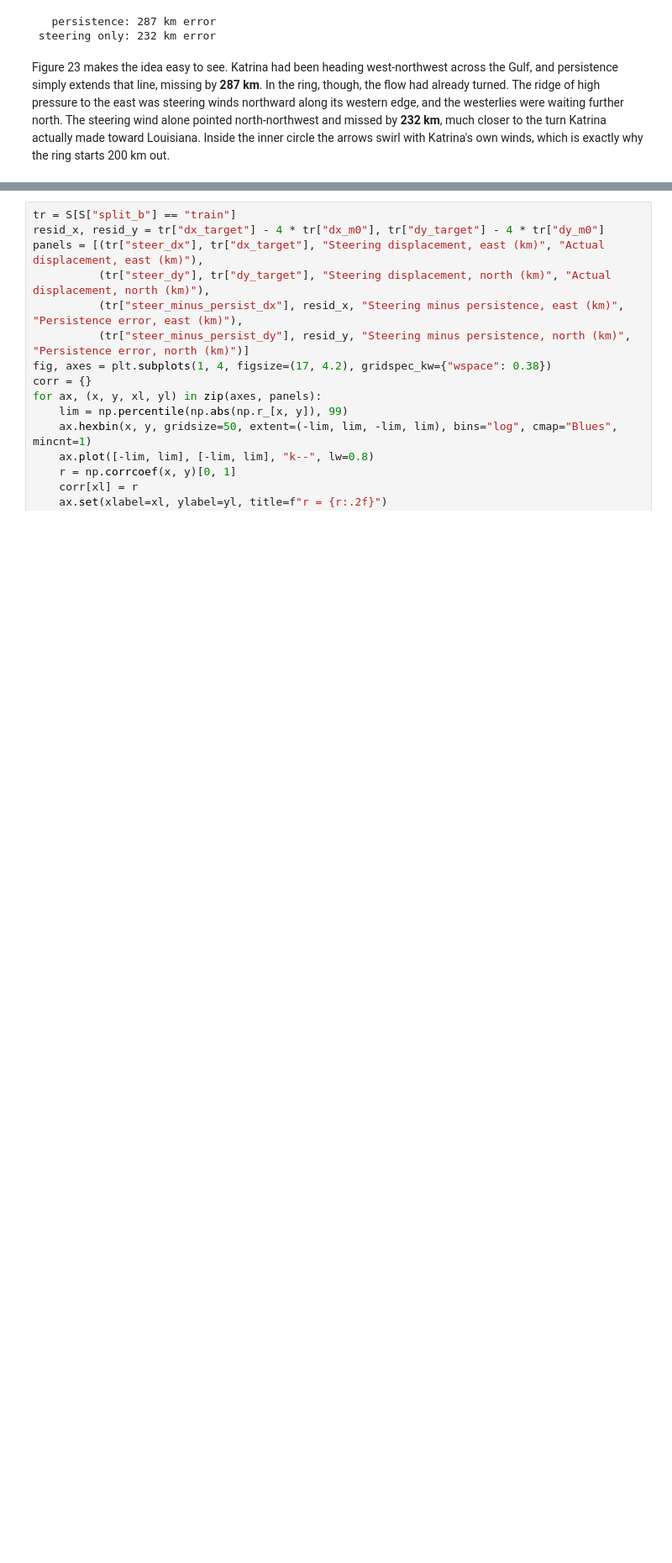
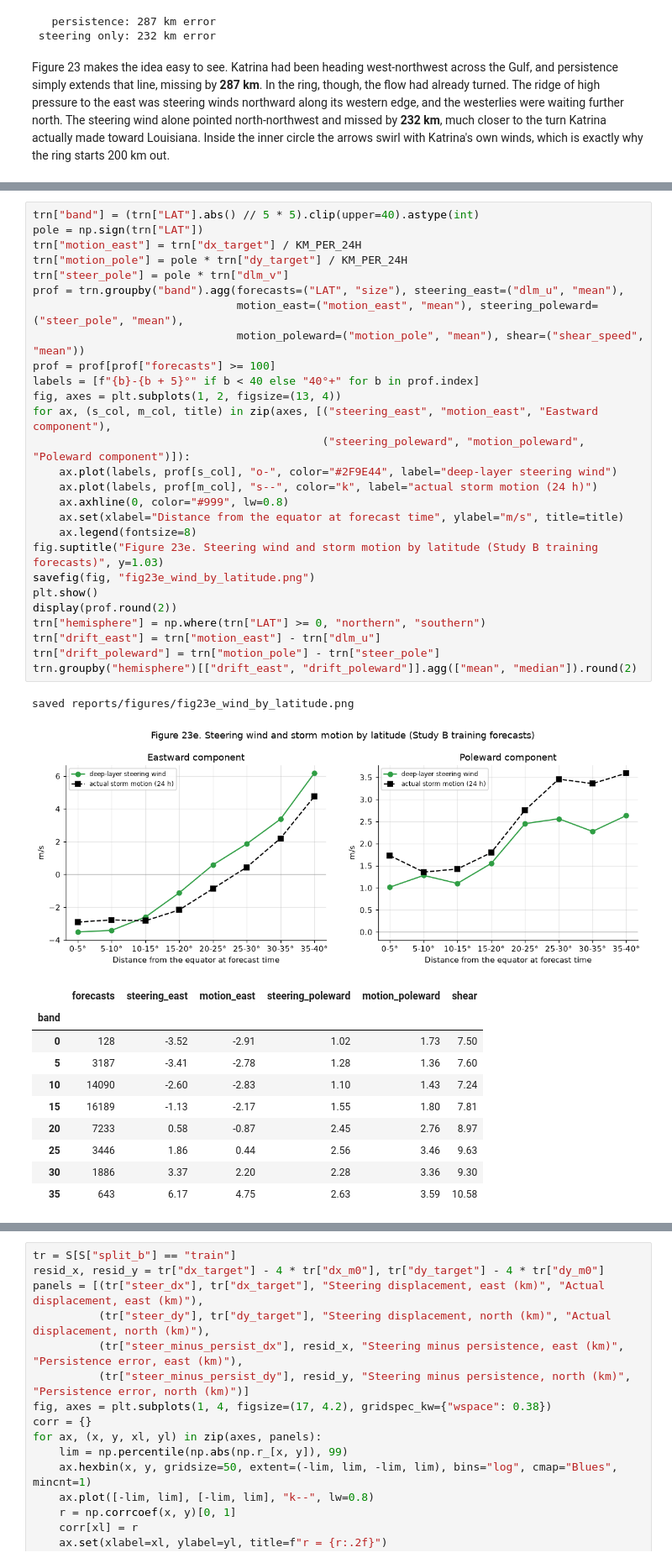
Before and after one commit to YatharthVardan-SanDiego/storm-track-forecasting, a Jupyter notebook: notebooks/07a_steering_winds_xgboost.ipynb, the cells around one changed output, grey strips where cells are left out. Shown at 84% size. Cells and saved outputs as stored; diff of their text form; blank space fills up the shorter version.

```diff
--- a/notebooks/07a_steering_winds_xgboost.ipynb
+++ b/notebooks/07a_steering_winds_xgboost.ipynb
@@ -250,0 +404,40 @@ Figure 23 makes the idea easy to see. Katrina had been heading west-northwest ac
+# %%
+trn["band"] = (trn["LAT"].abs() // 5 * 5).clip(upper=40).astype(int)
+pole = np.sign(trn["LAT"])
+trn["motion_east"] = trn["dx_target"] / KM_PER_24H
+trn["motion_pole"] = pole * trn["dy_target"] / KM_PER_24H
+trn["steer_pole"] = pole * trn["dlm_v"]
+prof = trn.groupby("band").agg(forecasts=("LAT", "size"), steering_east=("dlm_u", "mean"),
+                               motion_east=("motion_east", "mean"), steering_poleward=("steer_pole", "mean"),
+                               motion_poleward=("motion_pole", "mean"), shear=("shear_speed", "mean"))
+prof = prof[prof["forecasts"] >= 100]
+labels = [f"{b}-{b + 5}°" if b < 40 else "40°+" for b in prof.index]
+fig, axes = plt.subplots(1, 2, figsize=(13, 4))
+for ax, (s_col, m_col, title) in zip(axes, [("steering_east", "motion_east", "Eastward component"),
+                                            ("steering_poleward", "motion_poleward", "Poleward component")]):
+    ax.plot(labels, prof[s_col], "o-", color="#2F9E44", label="deep-layer steering wind")
+    ax.plot(labels, prof[m_col], "s--", color="k", label="actual storm motion (24 h)")
+    ax.axhline(0, color="#999", lw=0.8)
+    ax.set(xlabel="Distance from the equator at forecast time", ylabel="m/s", title=title)
+    ax.legend(fontsize=8)
+fig.suptitle("Figure 23e. Steering wind and storm motion by latitude (Study B training forecasts)", y=1.03)
+savefig(fig, "fig23e_wind_by_latitude.png")
+plt.show()
+display(prof.round(2))
+trn["hemisphere"] = np.where(trn["LAT"] >= 0, "northern", "southern")
+trn["drift_east"] = trn["motion_east"] - trn["dlm_u"]
+trn["drift_poleward"] = trn["motion_pole"] - trn["steer_pole"]
+trn.groupby("hemisphere")[["drift_east", "drift_poleward"]].agg(["mean", "median"]).round(2)
+# %% [output]
+saved reports/figures/fig23e_wind_by_latitude.png
+[figure, added]
+|  | forecasts | steering_east | motion_east | steering_poleward | motion_poleward | shear |
+| band |  |  |  |  |  |  |
+| 0 | 128 | -3.52 | -2.91 | 1.02 | 1.73 | 7.50 |
+| 5 | 3187 | -3.41 | -2.78 | 1.28 | 1.36 | 7.60 |
+| 10 | 14090 | -2.60 | -2.83 | 1.10 | 1.43 | 7.24 |
+| 15 | 16189 | -1.13 | -2.17 | 1.55 | 1.80 | 7.81 |
+| 20 | 7233 | 0.58 | -0.87 | 2.45 | 2.76 | 8.97 |
+| 25 | 3446 | 1.86 | 0.44 | 2.56 | 3.46 | 9.63 |
+| 30 | 1886 | 3.37 | 2.20 | 2.28 | 3.36 | 9.30 |
+| 35 | 643 | 6.17 | 4.75 | 2.63 | 3.59 | 10.58 |
```
Also changed, not shown: parts of 22 cells of this notebook, 5 other files.
